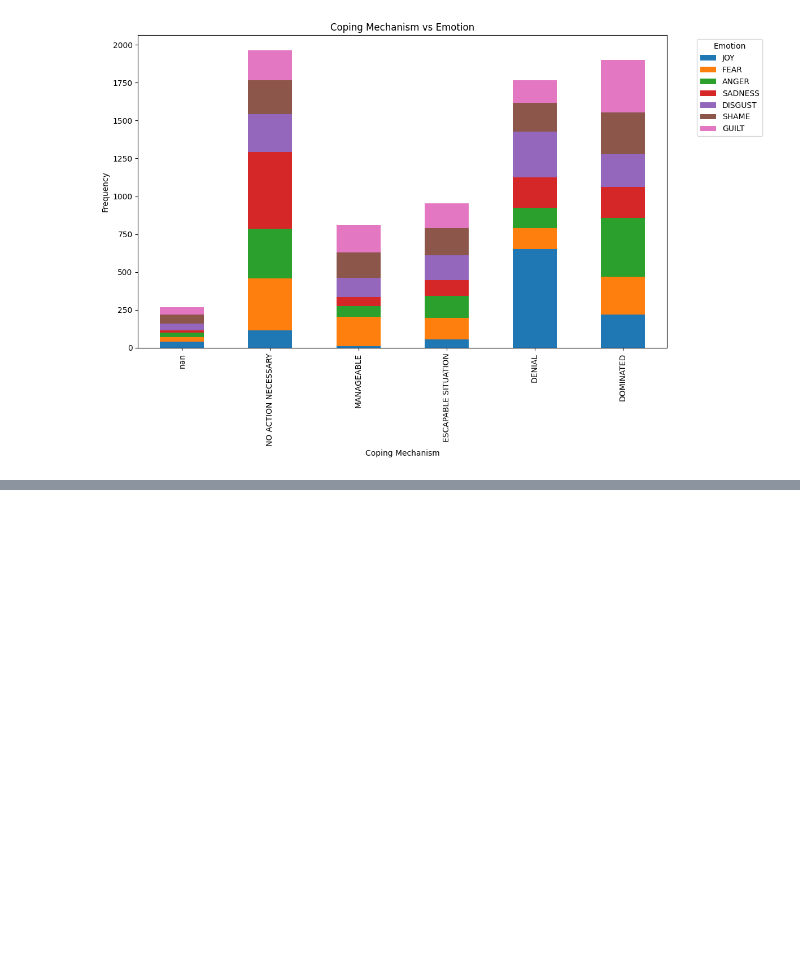
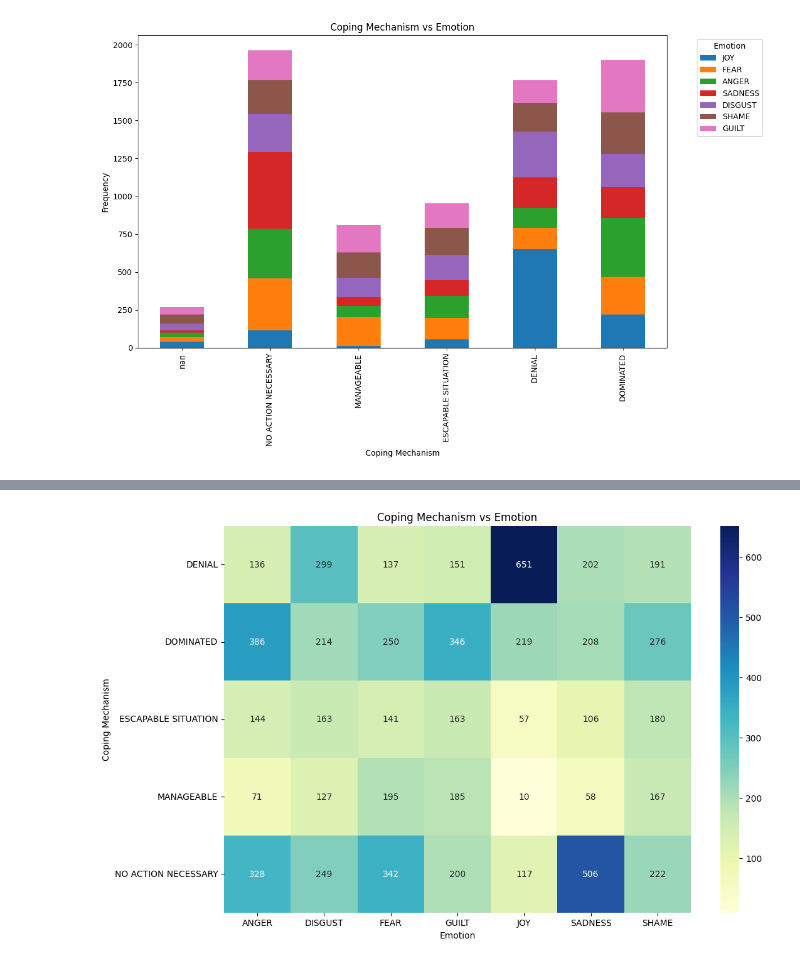
Before and after one commit to AmiraliFamili/Final-Year-Project, a Jupyter notebook: ISEAR.ipynb, the cells around one changed output, grey strips where cells are left out. Cells and saved outputs as stored; diff of their text form; code cells hidden in the pictures; blank space fills up the shorter version.

```diff
--- a/ISEAR.ipynb
+++ b/ISEAR.ipynb
@@ -326,0 +588,13 @@ plt.show()
+# %%
+# ========================
+# 6. Coping Mechanisms & Emotions
+# ========================
+plt.figure(figsize=(12, 8))
+coping_matrix = isear.groupby(['COPING', 'EMOT']).size().unstack()
+sns.heatmap(coping_matrix, annot=True, fmt='d', cmap='YlGnBu')
+plt.title("Coping Mechanism vs Emotion")
+plt.xlabel("Emotion")
+plt.ylabel("Coping Mechanism")
+plt.show()
+# %% [output]
+[figure, added]
```
Also changed, not shown: parts of 7 cells of this notebook, 50 other files.
